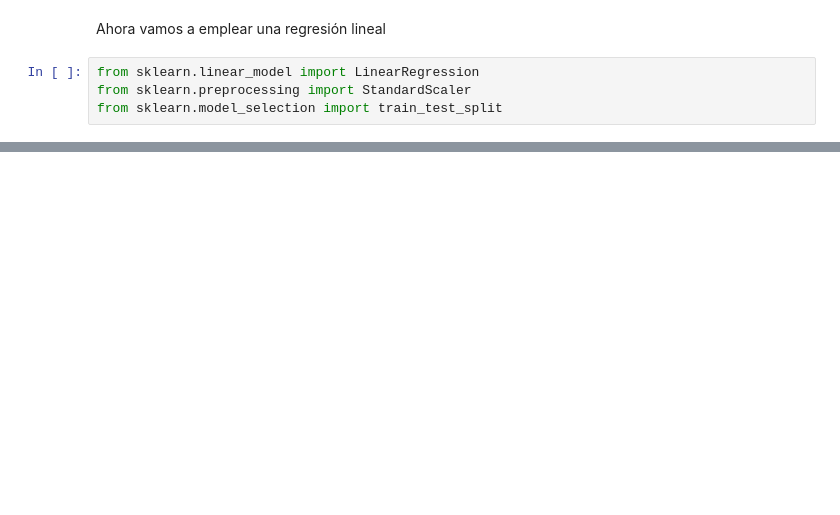
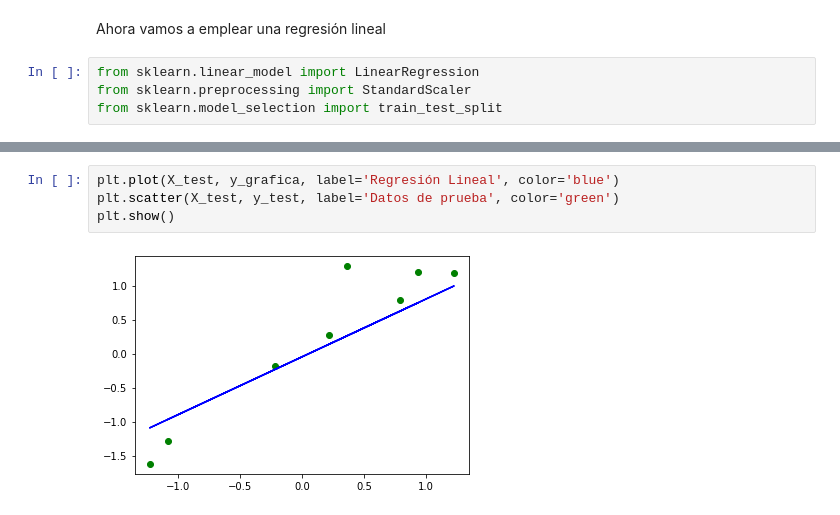
Before and after one commit to robertbarac/EDA-Brazilian-ecommerce, a Jupyter notebook: eda_brazilian_ecommerce.ipynb, the cells around one changed output, grey strips where cells are left out. Drawn from its saved outputs; the diff is of its cells as text; blank space fills up the shorter version.

```diff
--- a/eda_brazilian_ecommerce.ipynb
+++ b/eda_brazilian_ecommerce.ipynb
@@ -721,0 +732,6 @@ Exactitud: 0.489
+# %%
+plt.plot(X_test, y_grafica, label='Regresión Lineal', color='blue')
+plt.scatter(X_test, y_test, label='Datos de prueba', color='green')
+plt.show()
+# %% [output]
+[figure, added]
```
Also changed, not shown: parts of 4 cells of this notebook.
